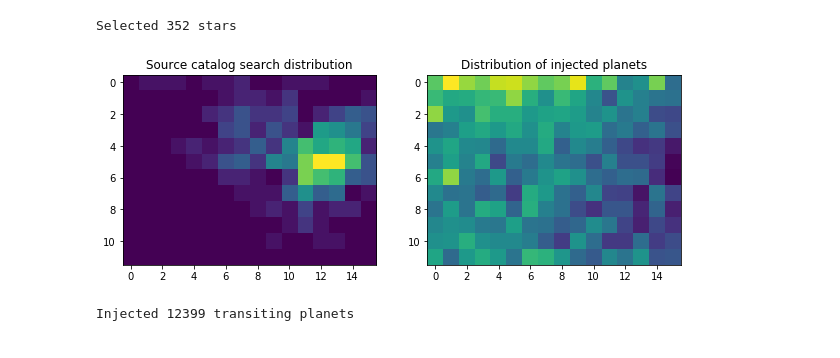
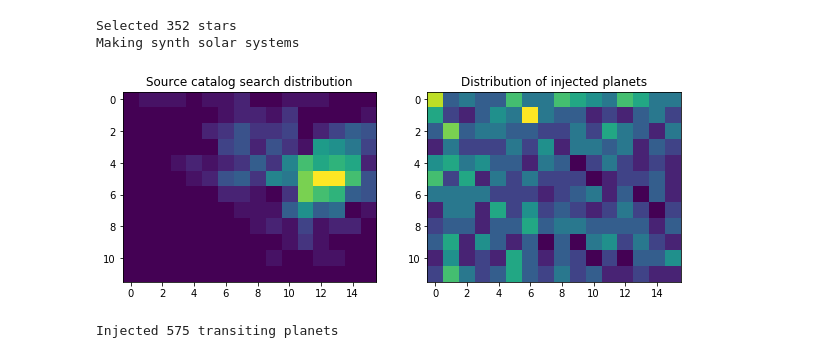
Before and after one commit to aditya-sengupta/tesscomp-prototyping, a Jupyter notebook: fitcomp_barclay.ipynb, the cells around one changed output. Saved outputs shown, nothing was run; the diff lists cells and outputs as text; code cells hidden in the pictures.

```diff
--- a/fitcomp_barclay.ipynb
+++ b/fitcomp_barclay.ipynb
@@ -10,17 +13,18 @@ ndim = 8
 # %%
 catalog, num_stars = get_catalog_and_numstars(name, cut_to_Ms)
-num_stars = 200000
+num_stars = 10000
 # use the number of stars that were considered as TESS targets
 if os.path.isfile('synth{}.h5'.format(str(num_stars))):
     synth = pd.read_hdf('synth{}.h5'.format(str(num_stars)))
 else:
     print("Making synth solar systems")
     synth = make_synth_solar_systems(num_stars=num_stars)
     synth.to_hdf('synth{}.h5'.format(str(num_stars)), key='synth')
 synth = synth[synth.transit_bool]
 hist_synth, hist_catalog = make_hists(synth, catalog)
 print("Injected {} transiting planets".format(int(np.sum(hist_synth))))
 # %% [output]
 Selected 352 stars
+Making synth solar systems
-[figure, old version]
+[figure, new version]
-Injected 12399 transiting planets
+Injected 575 transiting planets
```
Also changed, not shown: parts of 10 cells of this notebook, 2 other files.
